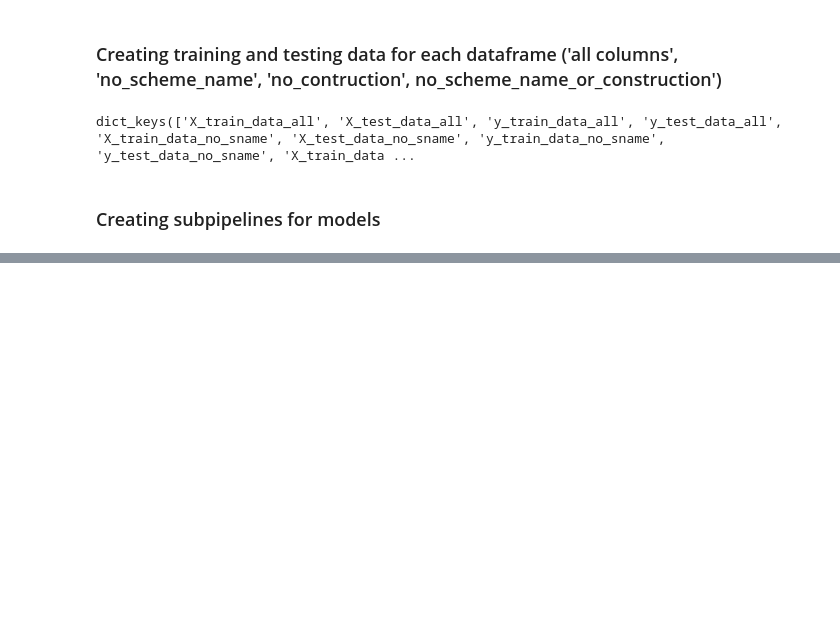
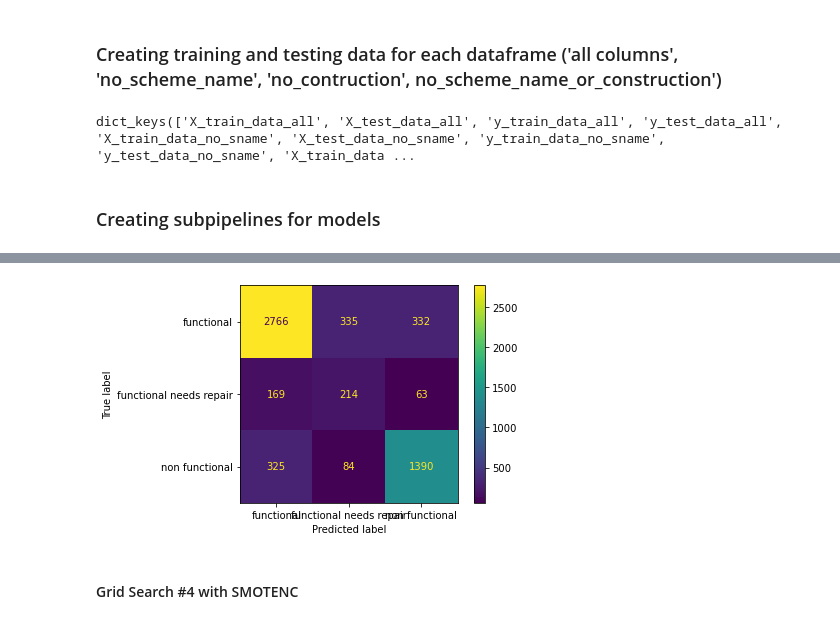
Before and after one commit to Andrew-Boucher/Phase_3_Project, a Jupyter notebook: working_notebooks/Andrew's Workbook.ipynb, the cells around one changed output, grey strips where cells are left out. Drawn from its saved outputs; the diff is of its cells as text; code cells hidden in the pictures; blank space fills up the shorter version.

Commit message:
created smote dataframe, ran grid searches on random forest, created visulas for presentation

```diff
--- a/working_notebooks/Andrew's Workbook.ipynb
+++ b/working_notebooks/Andrew's Workbook.ipynb
@@ -622,0 +834,4 @@ pandas.core.series.Series
+# %%
+forest_pipe = Pipeline(steps=[('col_trans', col_trans), ('forest', RandomForestClassifier())])
+# %%
+forest_pipe.fit(df_dic['X_train_data_all'], df_dic['y_train_data_all'])
@@ -622,0 +1021,10 @@ pandas.core.series.Series
+# %%
+params6 = {}
+params6['forest__n_estimators'] = [10, 100, 500]
+params6['forest__max_depth'] = [10, 50, 100]
+params6['forest__min_samples_split'] = [2, 50, 100]
+params6['forest__max_features'] = ['sqrt', 'log2']
+
+grid6 = GridSearchCV(forest_pipe, param_grid=params6, scoring='recall_weighted', cv=3, n_jobs=-3, verbose=3)
+
+grid6.fit(X_train_smote_rs, y_train_smote_rs)
@@ -622,0 +1088,6 @@ pandas.core.series.Series
+# %%
+conf_matrix = plot_confusion_matrix(grid6.best_estimator_, df_dic['X_test_data_all'], df_dic['y_test_data_all'])
+# %% [output]
+[figure, added]
+# %% [markdown]
+#### Grid Search #4 with SMOTENC
```
Also changed, not shown: parts of 65 cells of this notebook, 1 other file.
